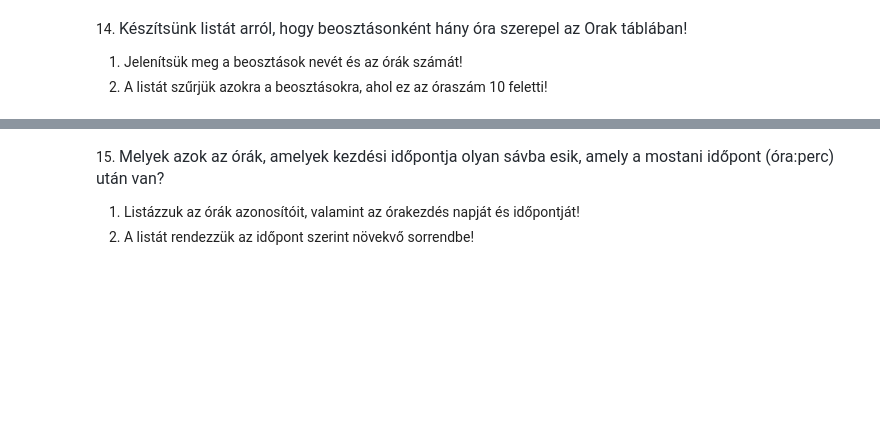
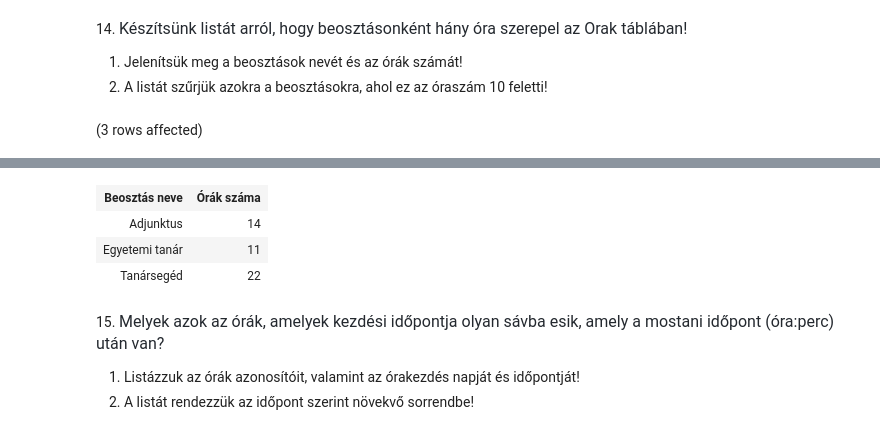
Before and after one commit to MikicsTamas/Adatb-zisok, a Jupyter notebook: gyakorlat02_feladatok .ipynb, the cells around one changed output, grey strips where cells are left out. Cells and saved outputs as stored; diff of their text form; code cells hidden in the pictures; blank space fills up the shorter version.

```diff
--- a/gyakorlat02_feladatok .ipynb
+++ b/gyakorlat02_feladatok .ipynb
@@ -260,3 +319,12 @@ SELECT GETDATE()
 
 1. Jelenítsük meg a beosztások nevét és az órák számát!
 2. A listát szűrjük azokra a beosztásokra, ahol ez az óraszám 10 feletti!
+# %%
+SELECT b.beosztasnev AS 'Beosztás neve',
+       COUNT(*) AS 'Órák száma'
+FROM Orak o JOIN Oktatok okt ON okt.oktato_id = o.tanar
+            JOIN Beosztasok b ON b.beosztas_id = okt.beosztás
+GROUP BY b.beosztasnev
+HAVING COUNT(*) > 10
+# %% [output]
+(3 rows affected)
@@ -263,3 +332,7 @@ SELECT GETDATE()
+| Beosztás neve | Órák száma |
+| Adjunktus | 14 |
+| Egyetemi tanár | 11 |
+| Tanársegéd | 22 |
 # %% [markdown]
 15. <span style="color: rgb(36, 41, 47); font-family: -apple-system, BlinkMacSystemFont, &quot;Segoe UI&quot;, Helvetica, Arial, sans-serif, &quot;Apple Color Emoji&quot;, &quot;Segoe UI Emoji&quot;; font-size: 16px;">Melyek azok az órák, amelyek kezdési időpontja olyan sávba esik, amely a mostani időpont (óra:perc) után van?</span>
 
```
Also changed, not shown: parts of 8 cells of this notebook.
